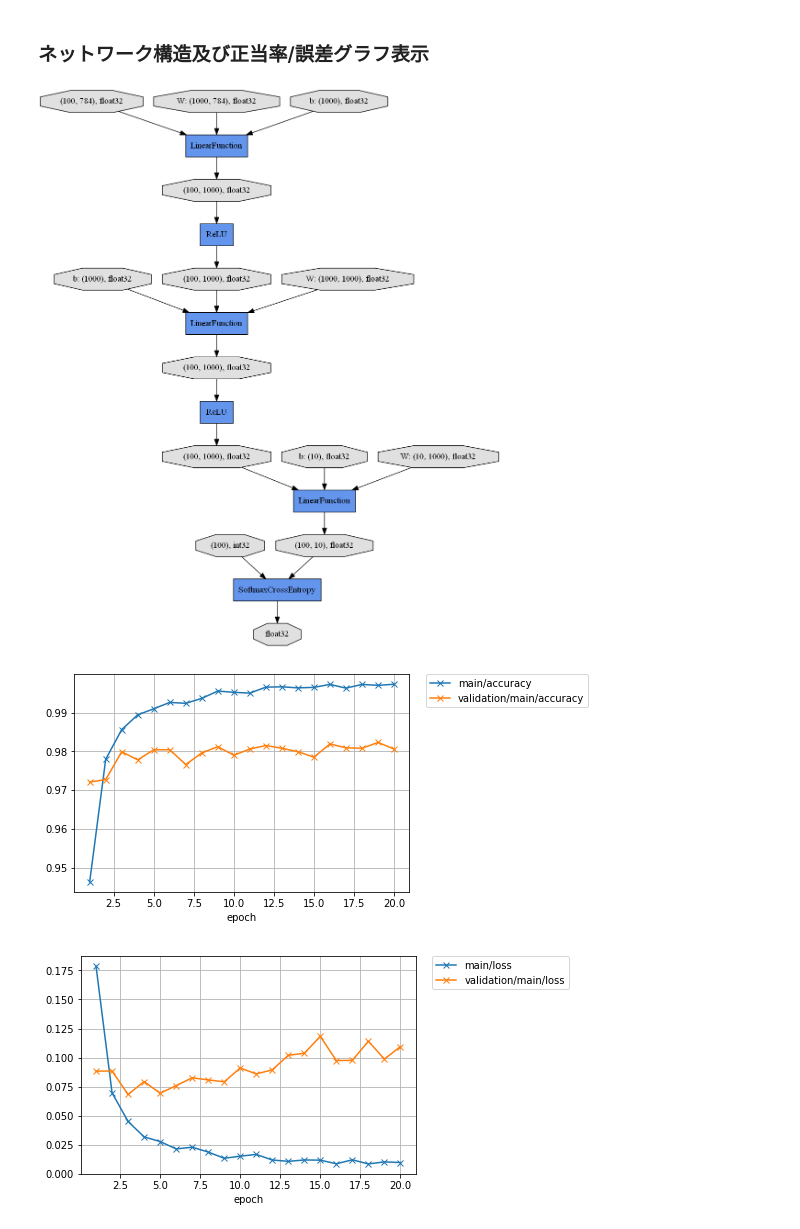
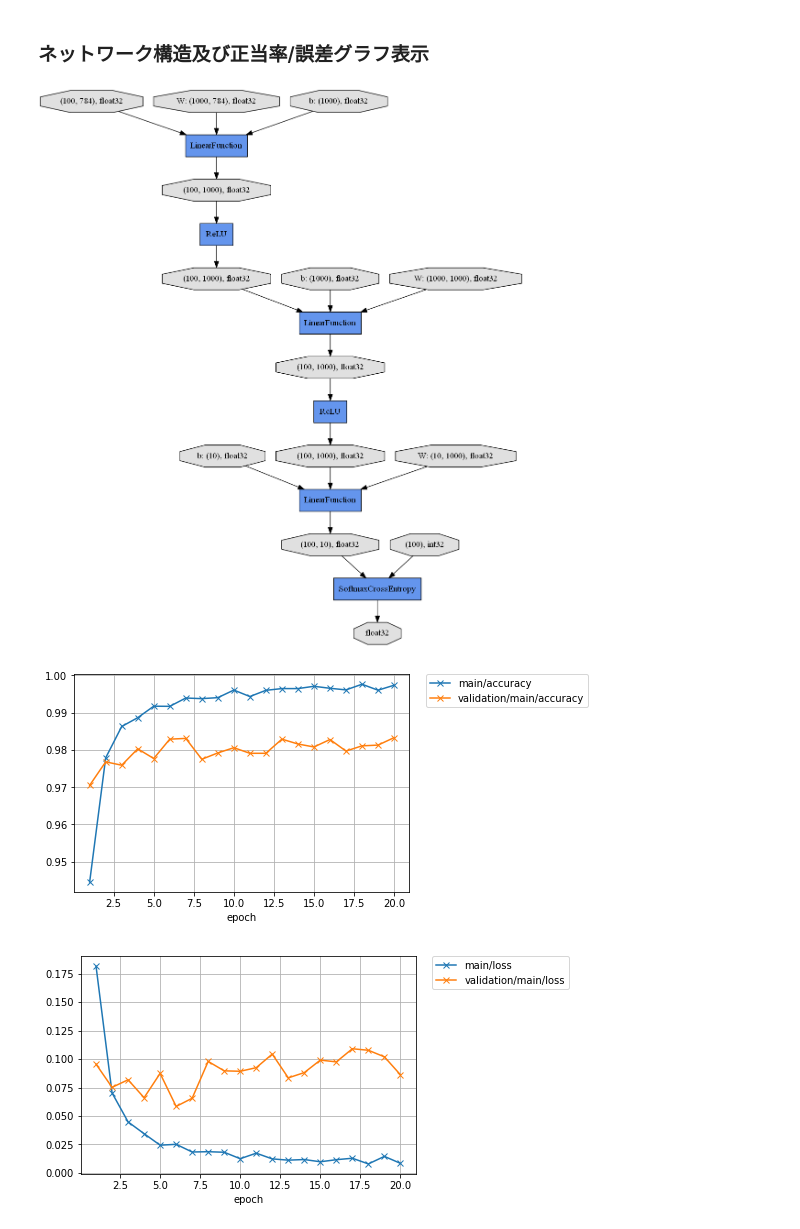
Before and after one commit to irioka/chainer.research, a Jupyter notebook: 3-mnist/mnist.ipynb, the cells around one changed output. Drawn from its saved outputs; the diff is of its cells as text; code cells hidden in the pictures.

```diff
--- a/3-mnist/mnist.ipynb
+++ b/3-mnist/mnist.ipynb
@@ -37,15 +37,15 @@ save the trained model: result/MLP.model
 # %% [markdown]
 ### ネットワーク構造及び正当率/誤差グラフ表示
 # %%
-!dot -Tpng result/cg.dot -o result/cg.png
+!dot -Tpng result/dnn/cg.dot -o result/dnn/cg.png
 
 from IPython.display import Image
 from IPython.display import display
 
-display(Image(filename='result/cg.png'))
-display(Image(filename='result/accuracy.png'))
-display(Image(filename='result/loss.png'))
+display(Image(filename='result/dnn/cg.png'))
+display(Image(filename='result/dnn/accuracy.png'))
+display(Image(filename='result/dnn/loss.png'))
 # %% [output]
-[figure, old version]
+[figure, new version]
-[figure, old version]
+[figure, new version]
-[figure, old version]
+[figure, new version]
```
Also changed, not shown: parts of 11 cells of this notebook, 6 other files.
